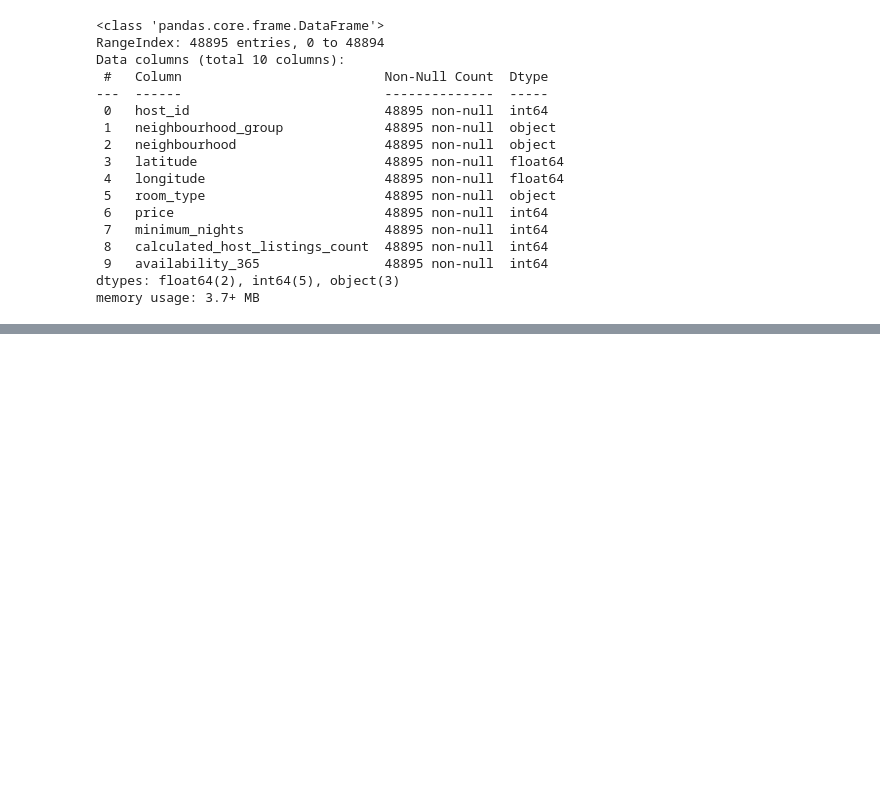
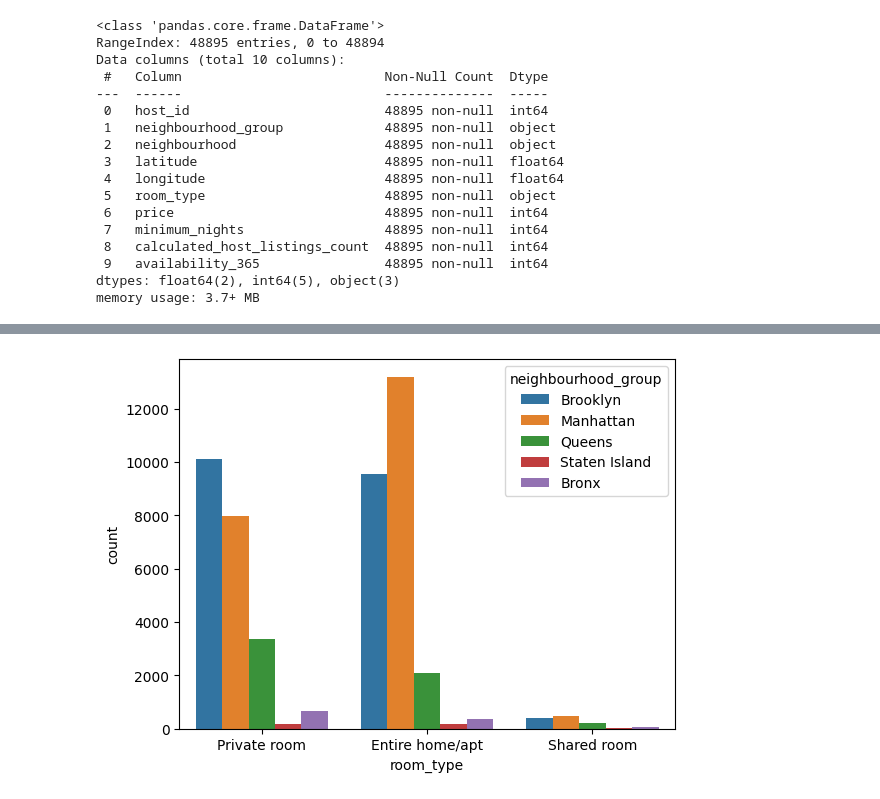
Before and after one commit to Fergo20011/machine-learning-python-template, a Jupyter notebook: src/explore.ipynb, the cells around one changed output, grey strips where cells are left out. Saved outputs shown, nothing was run; the diff lists cells and outputs as text; code cells hidden in the pictures; blank space fills up the shorter version.

```diff
--- a/src/explore.ipynb
+++ b/src/explore.ipynb
@@ -107,0 +142,6 @@ plt.show()
+# %%
+sns.countplot(data=df, x='room_type', hue='neighbourhood_group')
+
+plt.show()
+# %% [output]
+[figure, added]
```
Also changed, not shown: parts of 10 cells of this notebook.
